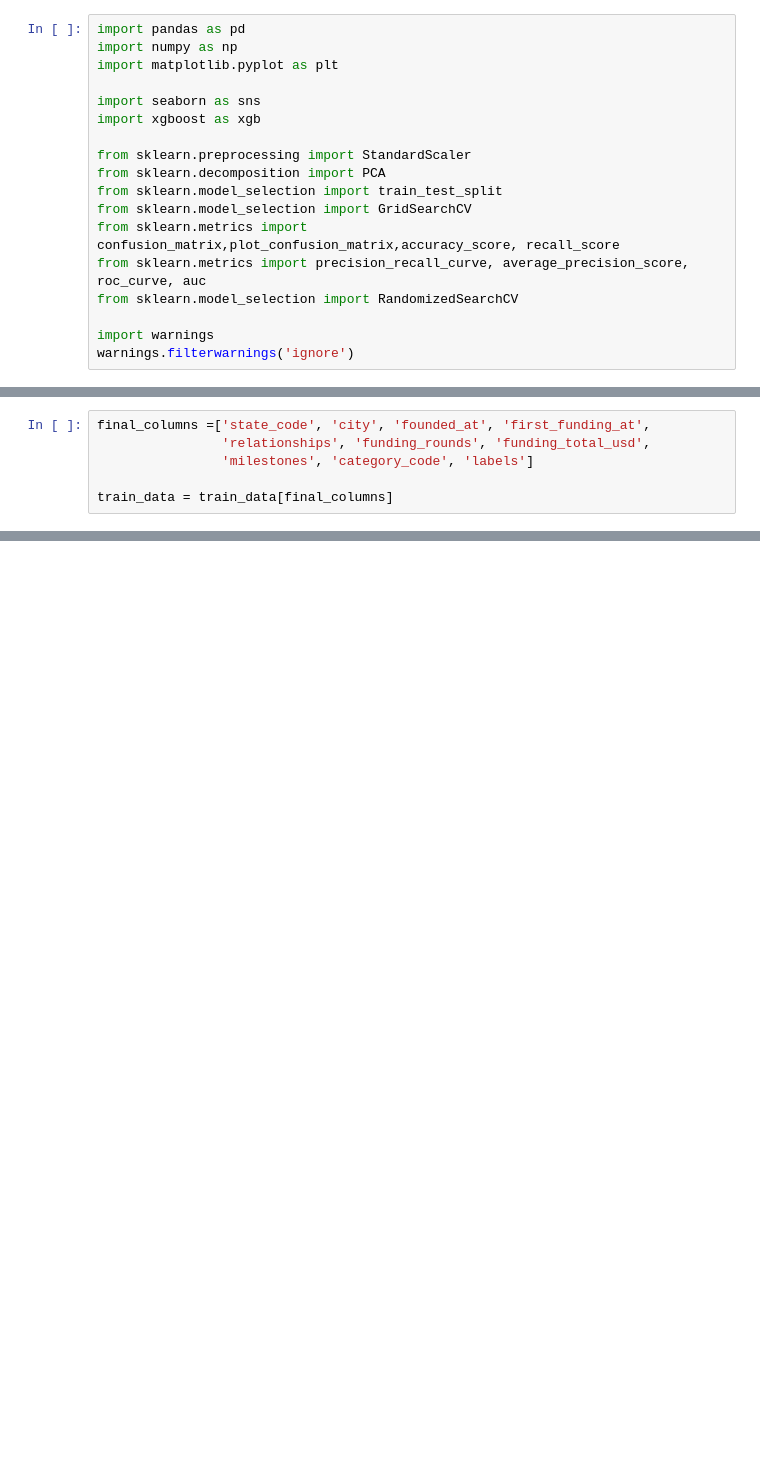
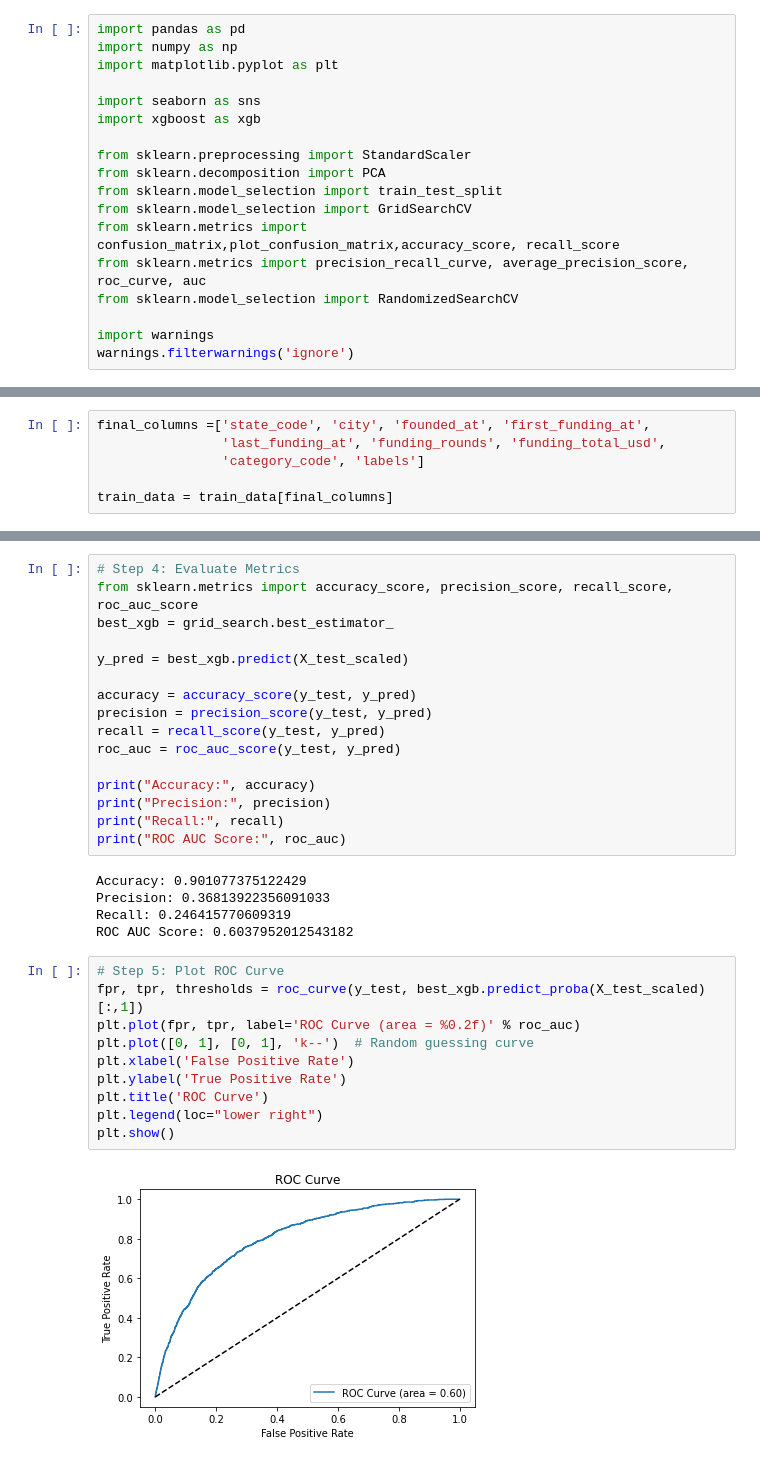
Before and after one commit to MarcLlopart/VC-Investments-Analysis, a Jupyter notebook: 6_classifier.ipynb, the cells around one changed output, grey strips where cells are left out. Drawn from its saved outputs; the diff is of its cells as text; blank space fills up the shorter version.

```diff
--- a/6_classifier.ipynb
+++ b/6_classifier.ipynb
@@ -150,7 +204,7 @@ fig.tight_layout()
 # %%
 final_columns =['state_code', 'city', 'founded_at', 'first_funding_at',
-                'relationships', 'funding_rounds', 'funding_total_usd',
-                'milestones', 'category_code', 'labels']
+                'last_funding_at', 'funding_rounds', 'funding_total_usd',
+                'category_code', 'labels']
 
 train_data = train_data[final_columns]
 # %%
@@ -190,0 +286,33 @@ weighted avg       0.79      0.79      0.78       185
+# %%
+# Step 4: Evaluate Metrics
+from sklearn.metrics import accuracy_score, precision_score, recall_score, roc_auc_score
+best_xgb = grid_search.best_estimator_
+
+y_pred = best_xgb.predict(X_test_scaled)
+
+accuracy = accuracy_score(y_test, y_pred)
+precision = precision_score(y_test, y_pred)
+recall = recall_score(y_test, y_pred)
+roc_auc = roc_auc_score(y_test, y_pred)
+
+print("Accuracy:", accuracy)
+print("Precision:", precision)
+print("Recall:", recall)
+print("ROC AUC Score:", roc_auc)
+# %% [output]
+Accuracy: 0.901077375122429
+Precision: 0.36813922356091033
+Recall: 0.246415770609319
+ROC AUC Score: 0.6037952012543182
+# %%
+# Step 5: Plot ROC Curve
+fpr, tpr, thresholds = roc_curve(y_test, best_xgb.predict_proba(X_test_scaled)[:,1])
+plt.plot(fpr, tpr, label='ROC Curve (area = %0.2f)' % roc_auc)
+plt.plot([0, 1], [0, 1], 'k--')  # Random guessing curve
+plt.xlabel('False Positive Rate')
+plt.ylabel('True Positive Rate')
+plt.title('ROC Curve')
+plt.legend(loc="lower right")
+plt.show()
+# %% [output]
+[figure, added]
```
Also changed, not shown: parts of 22 cells of this notebook, 6 other files.
